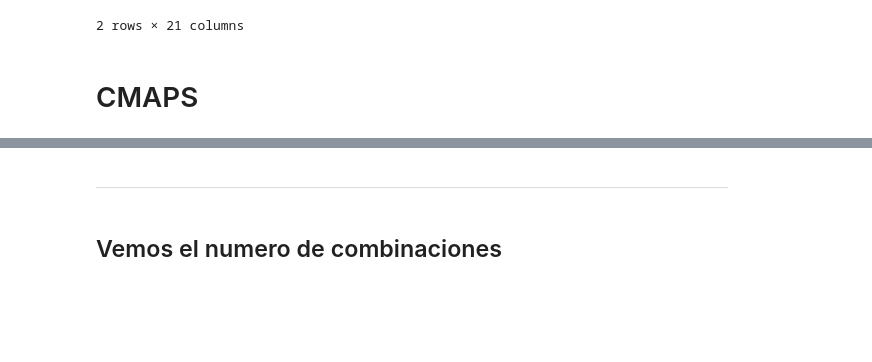
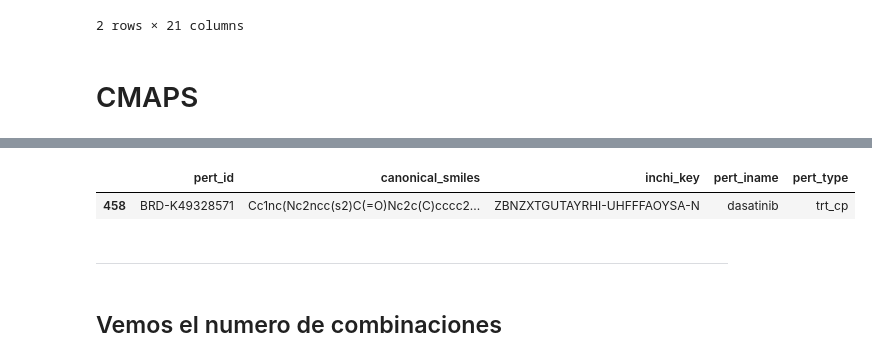
Before and after one commit to sofiaferben/TFM_old, a Jupyter notebook: codigo/20250326_drugcomb_cmap.ipynb, the cells around one changed output, grey strips where cells are left out. Saved outputs shown, nothing was run; the diff lists cells and outputs as text; code cells hidden in the pictures; blank space fills up the shorter version.

```diff
--- a/codigo/20250326_drugcomb_cmap.ipynb
+++ b/codigo/20250326_drugcomb_cmap.ipynb
@@ -81,6 +95,11 @@ pert_info.head(2)
 |  | pert_id | canonical_smiles | inchi_key | pert_iname | pert_type |
 | 0 | BRD-K70792160 | CCN(CC)CCCCN1c2ccccc2Oc2ccc(Cl)cc12 | GYBXAGDWMCJZJK-UHFFFAOYSA-N | 10-DEBC | trt_cp |
 | 1 | BRD-K68552125 | CCCCCCCCCCCCCC(=O)O[C@@H]1[C@@H](... | PHEDXBVPIONUQT-RGYGYFBISA-N | phorbol-myristate-acetate | trt_cp |
+# %%
+pert_info[pert_info["inchi_key"] == "ZBNZXTGUTAYRHI-UHFFFAOYSA-N"]
+# %% [output]
+|  | pert_id | canonical_smiles | inchi_key | pert_iname | pert_type |
+| 458 | BRD-K49328571 | Cc1nc(Nc2ncc(s2)C(=O)Nc2c(C)cccc2... | ZBNZXTGUTAYRHI-UHFFFAOYSA-N | dasatinib | trt_cp |
 # %% [markdown]
 -----------
 # %% [markdown]
```
Also changed, not shown: parts of 3 cells of this notebook, 1 other file.
